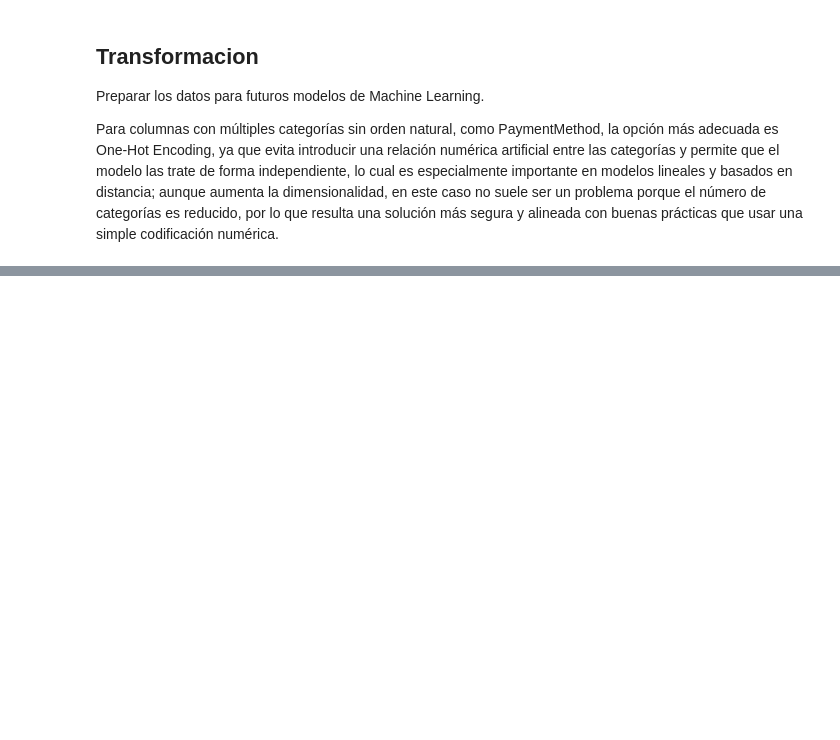
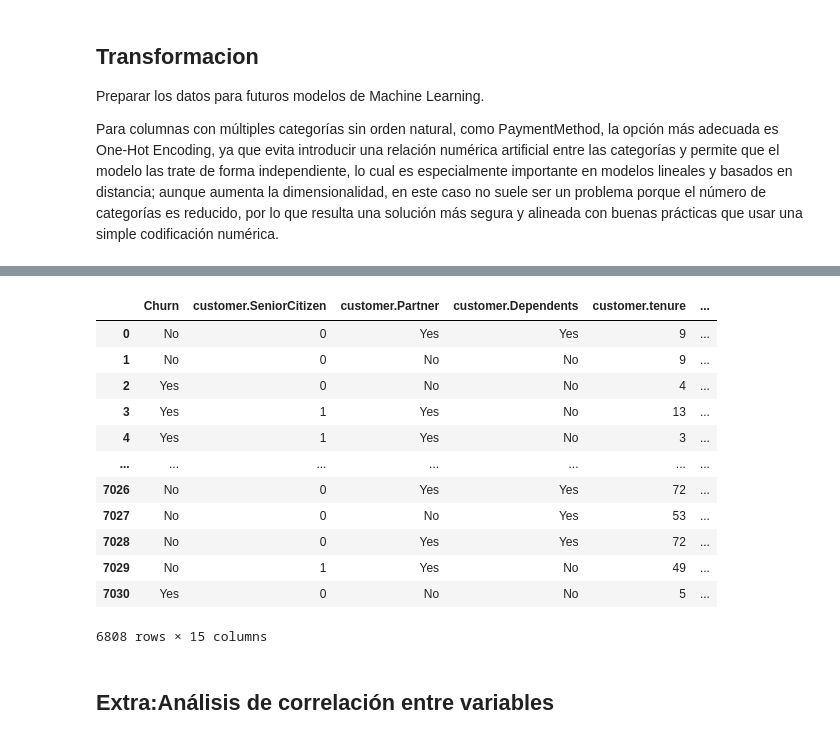
Before and after one commit to JCSR2022/challenge2-data-science-Alura, a Jupyter notebook: challenge2_data_science_Alura.ipynb, the cells around one changed output, grey strips where cells are left out. Cells and saved outputs as stored; diff of their text form; code cells hidden in the pictures; blank space fills up the shorter version.

```diff
--- a/challenge2_data_science_Alura.ipynb
+++ b/challenge2_data_science_Alura.ipynb
@@ -982,0 +1022,25 @@ referencias = {'churn':{0:'No',1:'Yes'}}
+# %%
+#segun la revision prelimnar, las variables que seberiamos analizar son:
+col = ['Churn','customer.SeniorCitizen','customer.Partner', 'customer.Dependents', 'customer.tenure','internet.InternetService',
+       'internet.OnlineSecurity', 'internet.OnlineBackup','internet.DeviceProtection', 'internet.TechSupport','account.Contract',
+       'account.PaperlessBilling', 'account.PaymentMethod','account.Charges.Monthly','account.Charges.daily']
+# %%
+ML_df = data[col]
+# %%
+ML_df
+# %% [output]
+|  | Churn | customer.SeniorCitizen | customer.Partner | customer.Dependents | customer.tenure | ... |
+| 0 | No | 0 | Yes | Yes | 9 | ... |
+| 1 | No | 0 | No | No | 9 | ... |
+| 2 | Yes | 0 | No | No | 4 | ... |
+| 3 | Yes | 1 | Yes | No | 13 | ... |
+| 4 | Yes | 1 | Yes | No | 3 | ... |
+| ... | ... | ... | ... | ... | ... | ... |
+| 7026 | No | 0 | Yes | Yes | 72 | ... |
+| 7027 | No | 0 | No | Yes | 53 | ... |
+| 7028 | No | 0 | Yes | Yes | 72 | ... |
+| 7029 | No | 1 | Yes | No | 49 | ... |
+| 7030 | Yes | 0 | No | No | 5 | ... |
+6808 rows × 15 columns
+# %% [markdown]
+## Extra:Análisis de correlación entre variables
```
Also changed, not shown: parts of 24 cells of this notebook.
